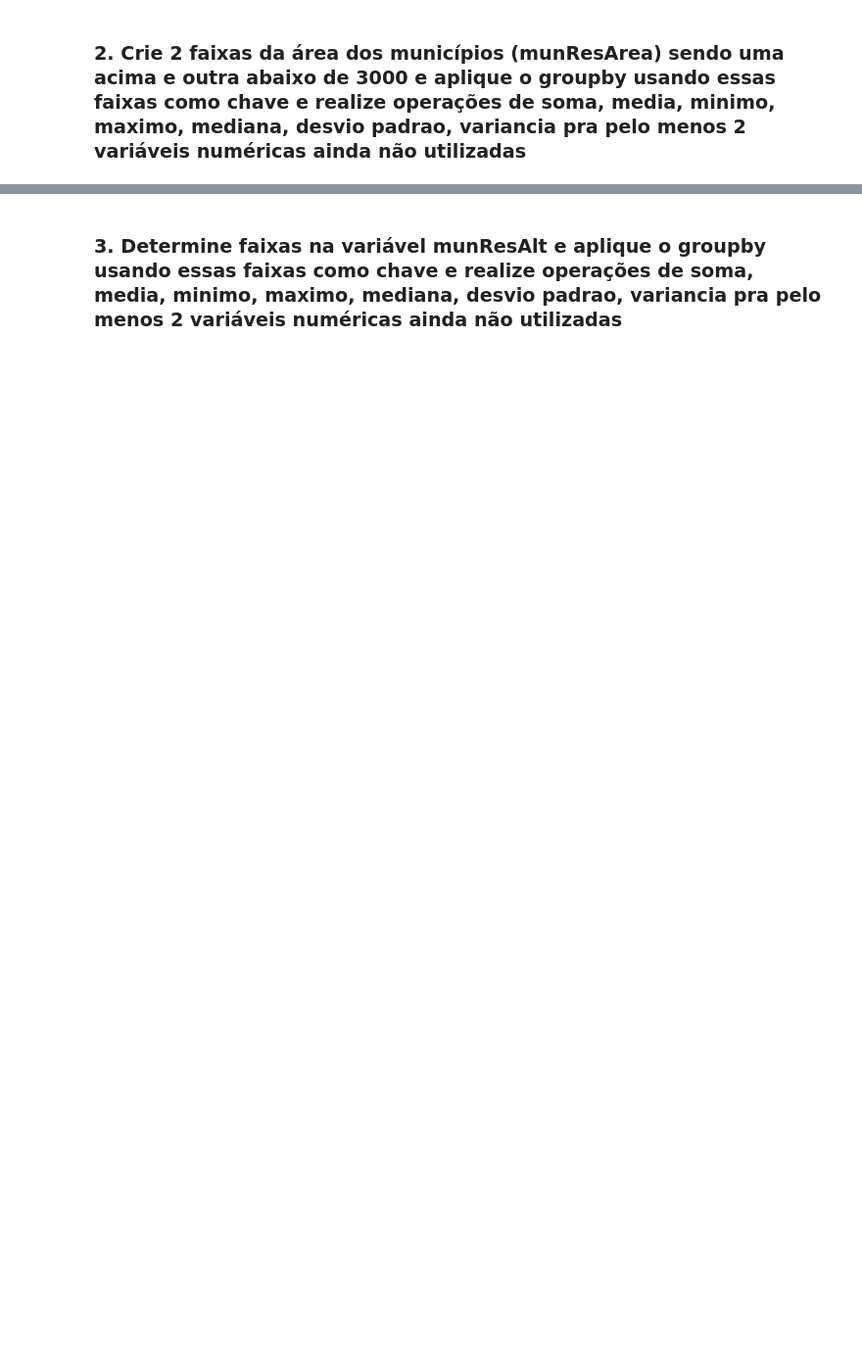
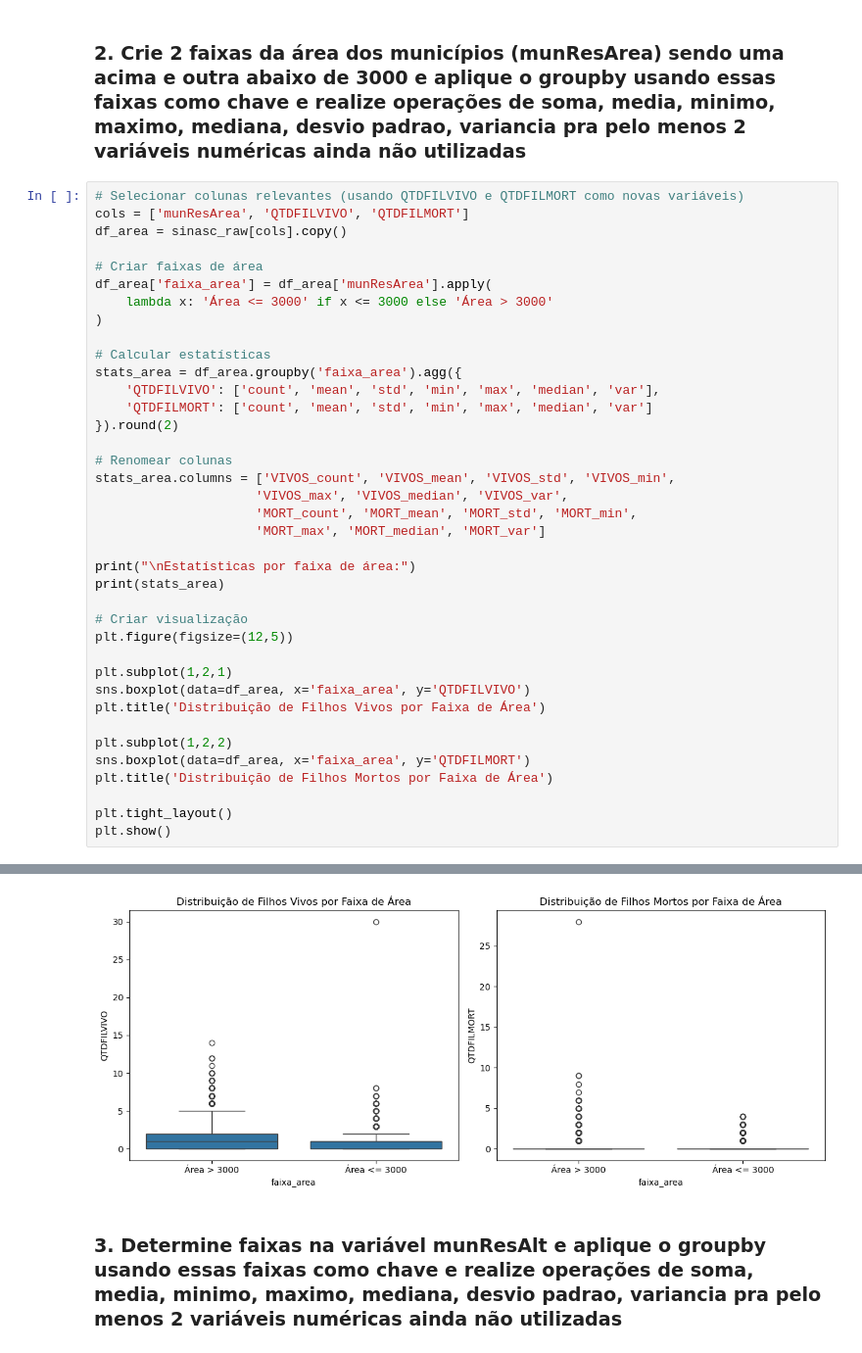
Before and after one commit to diegofurukawa/Python_Ebac, a Jupyter notebook: Profissao_Cientista_de_Dados/02_Cientista_de_Dados/Modulo_09_-_Desenvolvimento_de_Aplicacoes_com_Python/Mod9Tarefa2.ipynb, the cells around one changed output, grey strips where cells are left out. Shown: that part at 98% size. Drawn from its saved outputs; the diff is of its cells as text; blank space fills up the shorter version.

```diff
--- a/Profissao_Cientista_de_Dados/02_Cientista_de_Dados/Modulo_09_-_Desenvolvimento_de_Aplicacoes_com_Python/Mod9Tarefa2.ipynb
+++ b/Profissao_Cientista_de_Dados/02_Cientista_de_Dados/Modulo_09_-_Desenvolvimento_de_Aplicacoes_com_Python/Mod9Tarefa2.ipynb
@@ -140,2 +216,41 @@ See the caveats in the documentation: https://pandas.pydata.org/pandas-docs/stab
 # %% [markdown]
 ### 2. Crie 2 faixas da área dos municípios (munResArea) sendo uma acima e outra abaixo de 3000 e aplique o groupby usando essas faixas como chave e realize operações de soma, media, minimo, maximo, mediana, desvio padrao, variancia pra pelo menos 2 variáveis numéricas ainda não utilizadas
+# %%
+# Selecionar colunas relevantes (usando QTDFILVIVO e QTDFILMORT como novas variáveis)
+cols = ['munResArea', 'QTDFILVIVO', 'QTDFILMORT']
+df_area = sinasc_raw[cols].copy()
+
+# Criar faixas de área
+df_area['faixa_area'] = df_area['munResArea'].apply(
+    lambda x: 'Área <= 3000' if x <= 3000 else 'Área > 3000'
+)
+
+# Calcular estatísticas
+stats_area = df_area.groupby('faixa_area').agg({
+    'QTDFILVIVO': ['count', 'mean', 'std', 'min', 'max', 'median', 'var'],
+    'QTDFILMORT': ['count', 'mean', 'std', 'min', 'max', 'median', 'var']
+}).round(2)
+
+# Renomear colunas
+stats_area.columns = ['VIVOS_count', 'VIVOS_mean', 'VIVOS_std', 'VIVOS_min',
+                     'VIVOS_max', 'VIVOS_median', 'VIVOS_var',
+                     'MORT_count', 'MORT_mean', 'MORT_std', 'MORT_min',
+                     'MORT_max', 'MORT_median', 'MORT_var']
+
+print("\nEstatísticas por faixa de área:")
+print(stats_area)
+
+# Criar visualização
+plt.figure(figsize=(12,5))
+
+plt.subplot(1,2,1)
+sns.boxplot(data=df_area, x='faixa_area', y='QTDFILVIVO')
+plt.title('Distribuição de Filhos Vivos por Faixa de Área')
+
+plt.subplot(1,2,2)
+sns.boxplot(data=df_area, x='faixa_area', y='QTDFILMORT')
+plt.title('Distribuição de Filhos Mortos por Faixa de Área')
+
+plt.tight_layout()
+plt.show()
+# %% [output]
@@ -142,2 +272,3 @@ See the caveats in the documentation: https://pandas.pydata.org/pandas-docs/stab
+[figure, added]
 # %% [markdown]
 ### 3. Determine faixas na variável munResAlt e aplique o groupby usando essas faixas como chave e realize operações de soma, media, minimo, maximo, mediana, desvio padrao, variancia pra pelo menos 2 variáveis numéricas ainda não utilizadas
```
Also changed, not shown: parts of 18 cells of this notebook.
